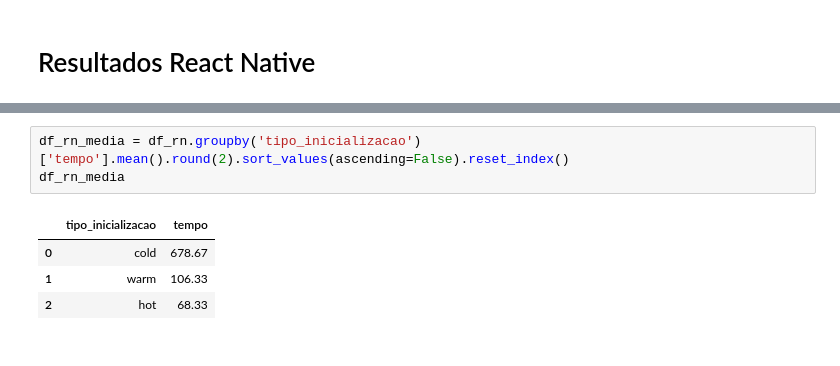
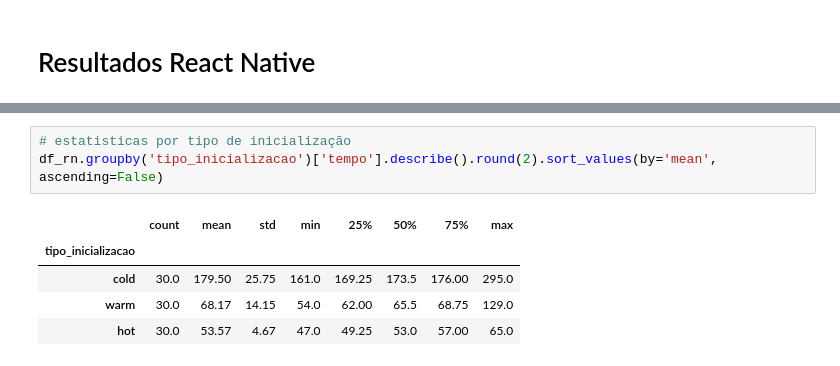
Before and after one commit to romulo-souza/TCCrepo, a Jupyter notebook: Scripts_Python/Tempo_Ini/analiseTempoIni.ipynb, the cells around one changed output, grey strips where cells are left out. Drawn from its saved outputs; the diff is of its cells as text.

```diff
--- a/Scripts_Python/Tempo_Ini/analiseTempoIni.ipynb
+++ b/Scripts_Python/Tempo_Ini/analiseTempoIni.ipynb
@@ -65,9 +72,10 @@ df_rn['tipo_inicializacao'].value_counts()
 dtype: int64
 # %%
-df_rn_media = df_rn.groupby('tipo_inicializacao')['tempo'].mean().round(2).sort_values(ascending=False).reset_index()
-df_rn_media
+# estatisticas por tipo de inicialização
+df_rn.groupby('tipo_inicializacao')['tempo'].describe().round(2).sort_values(by='mean', ascending=False)
 # %% [output]
-|  | tipo_inicializacao | tempo |
-| 0 | cold | 678.67 |
-| 1 | warm | 106.33 |
-| 2 | hot | 68.33 |
+|  | count | mean | std | min | 25% | 50% | 75% | max |
+| tipo_inicializacao |  |  |  |  |  |  |  |  |
+| cold | 30.0 | 179.50 | 25.75 | 161.0 | 169.25 | 173.5 | 176.00 | 295.0 |
+| warm | 30.0 | 68.17 | 14.15 | 54.0 | 62.00 | 65.5 | 68.75 | 129.0 |
+| hot | 30.0 | 53.57 | 4.67 | 47.0 | 49.25 | 53.0 | 57.00 | 65.0 |
```
Also changed, not shown: parts of 9 cells of this notebook.
